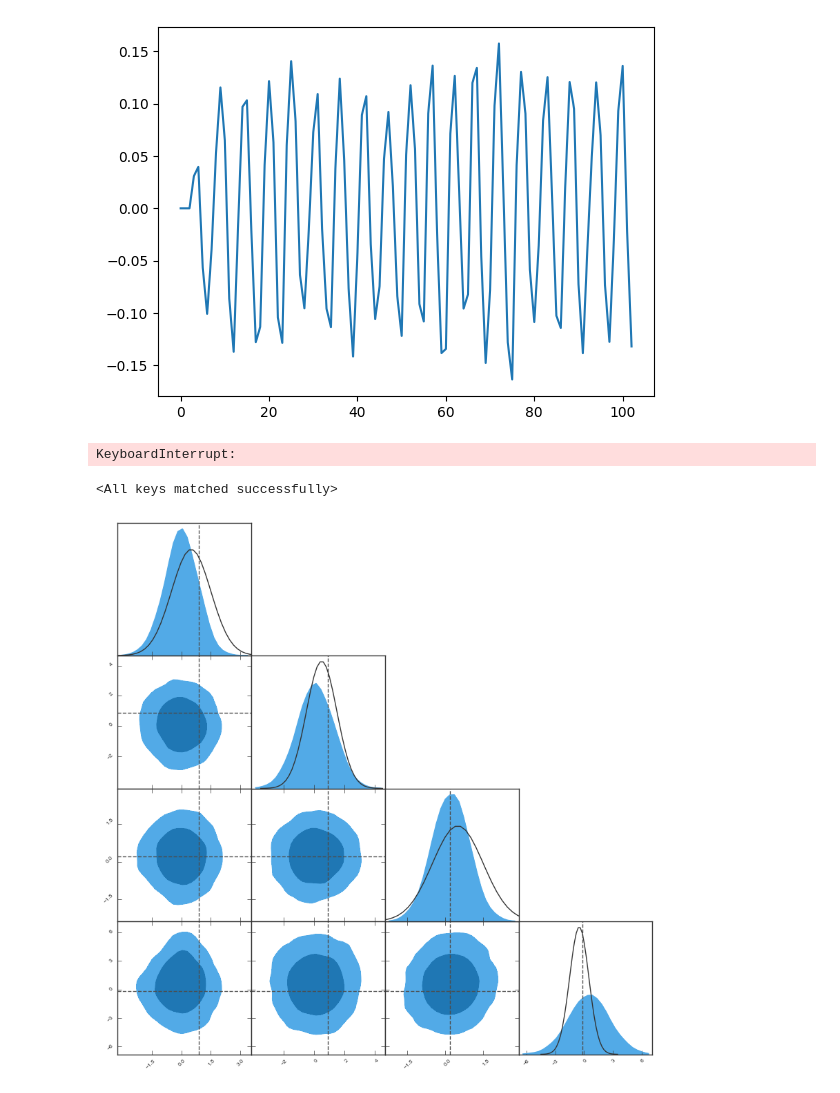
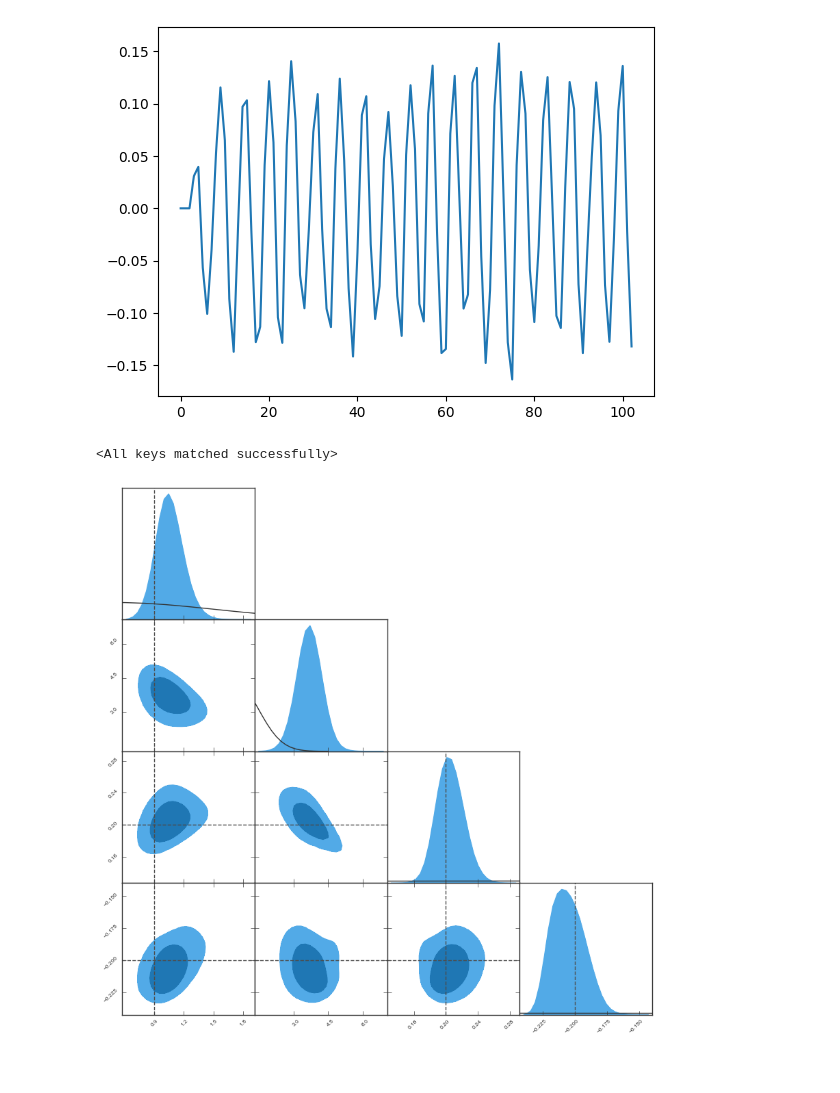
Before and after one commit to arnauqb/birds, a Jupyter notebook: examples/03-brock_hommes.ipynb, the cells around one changed output. Drawn from its saved outputs; the diff is of its cells as text; code cells hidden in the pictures.

Commit message:
zuko working

```diff
--- a/examples/03-brock_hommes.ipynb
+++ b/examples/03-brock_hommes.ipynb
@@ -92,26 +73,24 @@ plt.plot(true_data[0].cpu())
 # %%
 torch.manual_seed(0)
 
-flow = zuko.flows.MAF(features=4, transforms=5, hidden_features=[50] * 2)
+# make an autoregressive flow
+flow = zuko.flows.MAF(features=4, transforms=5, hidden_features=[50,50], passes=2, randperm=True)
 
-prior = torch.distributions.MultivariateNormal(torch.tensor([0.5, 0.5, 0.5, -0.5]), 1.0 * torch.eye(len(true_parameters)))
-#estimator = TrainableGaussian(prior.loc, sigma=torch.tensor(0.25)) #make_flow1()
-optimizer = torch.optim.AdamW(flow.parameters(), lr=1e-3)
+prior = torch.distributions.MultivariateNormal(torch.tensor([0.5, 0.5, 0.5, -0.5]), 0.5 * torch.eye(len(true_parameters)))
+optimizer = torch.optim.AdamW(flow.parameters(), lr=4e-3)
 calibrator = Calibrator(model = model,
                         posterior_estimator = flow,
                         prior=prior,
                         data=true_data,
                         optimizer=optimizer,
                         n_samples_per_epoch=10,
-                        w=1e-2,
+                        w=1e-3,
                         forecast_loss = MMDLoss(true_data),
                         log_tensorboard=True,
                         gradient_estimation_method="pathwise",
-                        gradient_horizon=0)
+                        gradient_horizon=1)
 
-calibrator.run(n_epochs=10000, max_epochs_without_improvement=100);
+calibrator.run(n_epochs=10000, max_epochs_without_improvement=50);
-# %% [output]
-KeyboardInterrupt:
 # %%
 # We can load the best model to check the results
 flow.load_state_dict(calibrator.best_model_state_dict)
@@ -119,13 +98,11 @@ flow.load_state_dict(calibrator.best_model_state_dict)
 <All keys matched successfully>
 # %%
 # Plot the final flow posterior approximator and compare it to the real parameters:
-samples = flow().sample((10000,)).numpy()
-samples_prior = prior.sample((10000,)).numpy()
+samples = flow().sample((100000,)).numpy()
 
-pygtc.plotGTC([samples], figureSize=10, truths = true_parameters.numpy(), priors = [(0.5, 1) for i in range(3)] + [(-0.5, 1.0)]);
-#corner(samples, truths=true_parameters.numpy(), smooth=2);#, range=[(0,1) for i in range(3)]+ [(-1,0)]);
+pygtc.plotGTC([samples], figureSize=10, truths = true_parameters.numpy(), priors = [(0.5, 1) for i in range(3)] + [(-0.5, 1.0)]);#, paramRanges=[(0,1) for i in range(3)]+ [(-1,0)]);
 # %% [output]
-[figure, old version]
+[figure, new version]
 # %%
 #model = CustomBrockHommes(n_timesteps=200)
 
```
Also changed, not shown: parts of 2 cells of this notebook, 4 other files.
